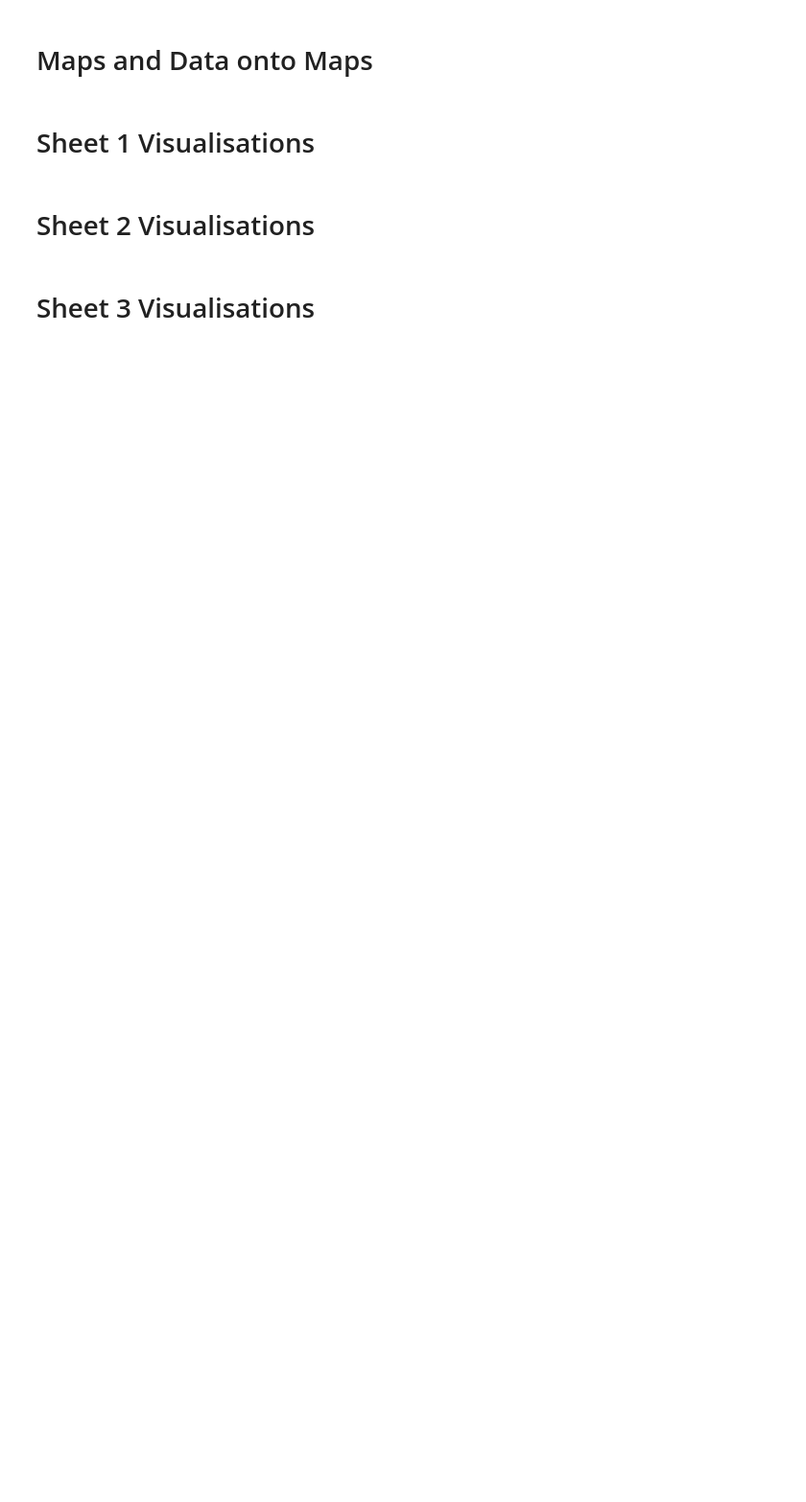
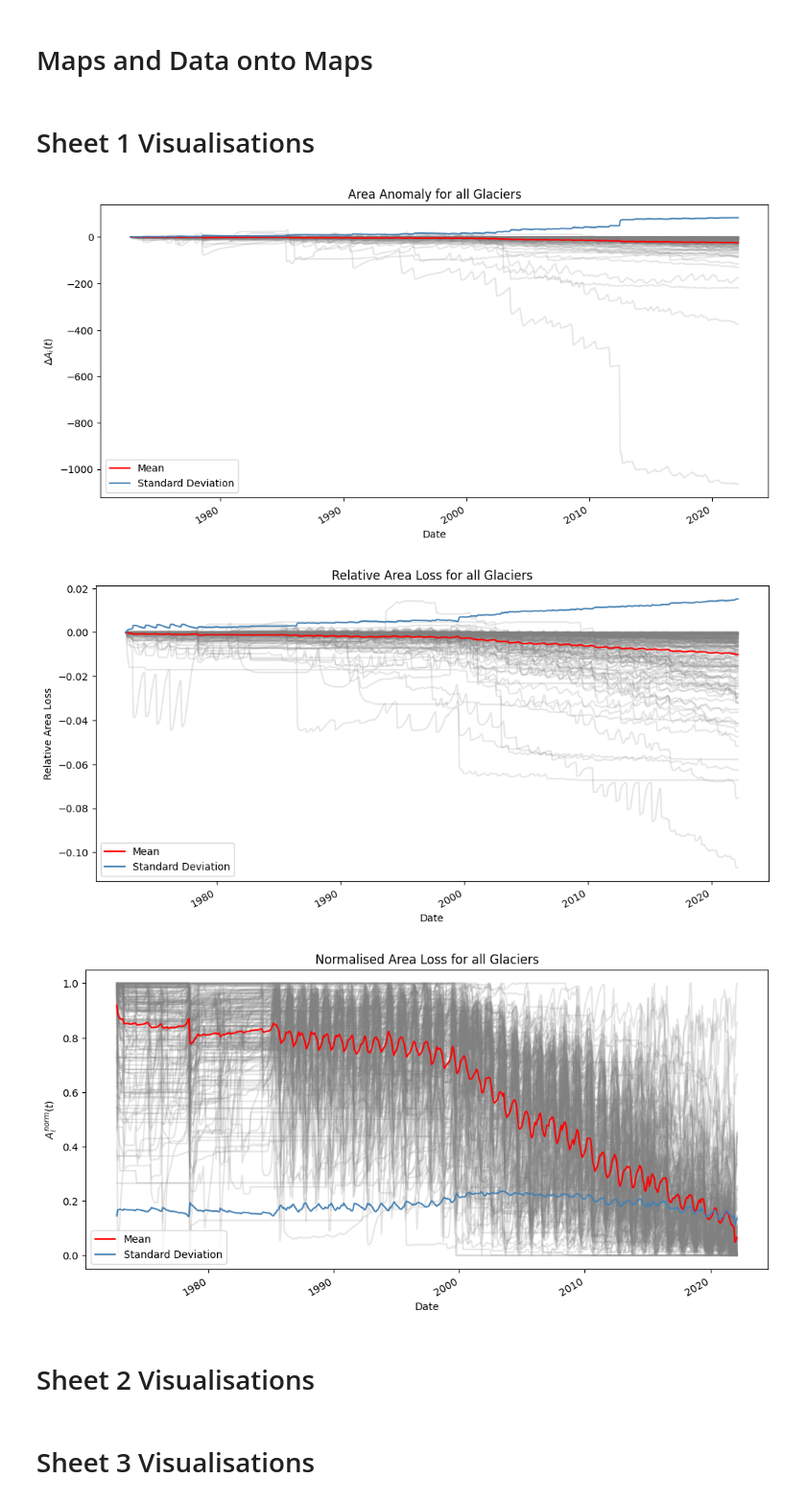
Before and after one commit to joelbarron06/ESDA2_Project, a Jupyter notebook: project_code.ipynb, the cells around one changed output. Shown at 96% size. Cells and saved outputs as stored; diff of their text form; code cells hidden in the pictures; blank space fills up the shorter version.

```diff
--- a/project_code.ipynb
+++ b/project_code.ipynb
@@ -410,6 +434,82 @@ plt.show()
 # Maps and Data onto Maps
 # %% [markdown]
 # Sheet 1 Visualisations
+# %%
+# AREA ANOMALY
+# caclulate area anomaly
+delta_df = glacier_timeseries - glacier_timeseries.iloc[0]
+
+# plot area anomaly for all glaciers
+fig, ax = plt.subplots(1, 1, figsize=(12,6))
+for glacier in delta_df:
+    delta_df[glacier].plot(ax=ax, color='gray', alpha=0.2, label='_nolegend_')
+
+# caclulate mean and std
+delta_df["mean"] = delta_df.mean(axis=1)
+delta_df["std"] = delta_df.std(axis=1)
+
+# plot mean and std
+delta_df['mean'].plot(ax=ax, label='Mean', color='red')
+delta_df['std'].plot(ax=ax, label='Standard Deviation', color='steelblue')
+
+# customise graph
+ax.set_xlabel('Date')
+ax.set_ylabel(r"$\Delta A_i (t)$")
+ax.set_title('Area Anomaly for all Glaciers')
+plt.legend()
+plt.show()
+
+# RELATIVE AREA LOSS
+# caclulate relative loss
+rel_loss_df = delta_df / glacier_timeseries.iloc[0]
+
+# plot relative loss for all glaciers
+fig, ax = plt.subplots(1, 1, figsize=(12,6))
+for glacier in rel_loss_df:
+    rel_loss_df[glacier].plot(ax=ax, color='gray', alpha=0.2, label='_nolegend_')
+
+# caclulate mean and std
+rel_loss_df["mean"] = rel_loss_df.mean(axis=1)
+rel_loss_df["std"] = rel_loss_df.std(axis=1)
+
+# plot mean and std
+rel_loss_df['mean'].plot(ax=ax, label='Mean', color='red')
+rel_loss_df['std'].plot(ax=ax, label='Standard Deviation', color='steelblue')
+
+# customise graph
+ax.set_xlabel('Date')
+ax.set_ylabel('Relative Area Loss')
+ax.set_title('Relative Area Loss for all Glaciers')
+plt.legend()
+plt.show()
+
+# NORMALISED AREA LOSS
+# calculate normalised loss
+norm_loss_df = (glacier_timeseries - glacier_timeseries.min())/(glacier_timeseries.max() - glacier_timeseries.min())
+
+# plot normalised loss for all glaciers
+fig, ax = plt.subplots(1, 1, figsize=(12,6))
+for glacier in norm_loss_df:
+    norm_loss_df[glacier].plot(ax=ax, color='gray', alpha=0.2, label='_nolegend_')
+
+# caclulate mean and std
+norm_loss_df["mean"] = norm_loss_df.mean(axis=1)
+norm_loss_df["std"] = norm_loss_df.std(axis=1)
+
+# plot mean and std
+norm_loss_df['mean'].plot(ax=ax, label='Mean', color='red')
+norm_loss_df['std'].plot(ax=ax, label='Standard Deviation', color='steelblue')
+
+# customise graph
+ax.set_xlabel('Date')
+ax.set_ylabel(r"$A_i ^{norm} (t)$")
+ax.set_title('Normalised Area Loss for all Glaciers')
+plt.legend()
+plt.show()
+# %% [output]
+[figure, added]
+[figure, added]
+[figure, added]
 # %% [markdown]
 # Sheet 2 Visualisations
 # %% [markdown]
```
Also changed, not shown: parts of 9 cells of this notebook.
